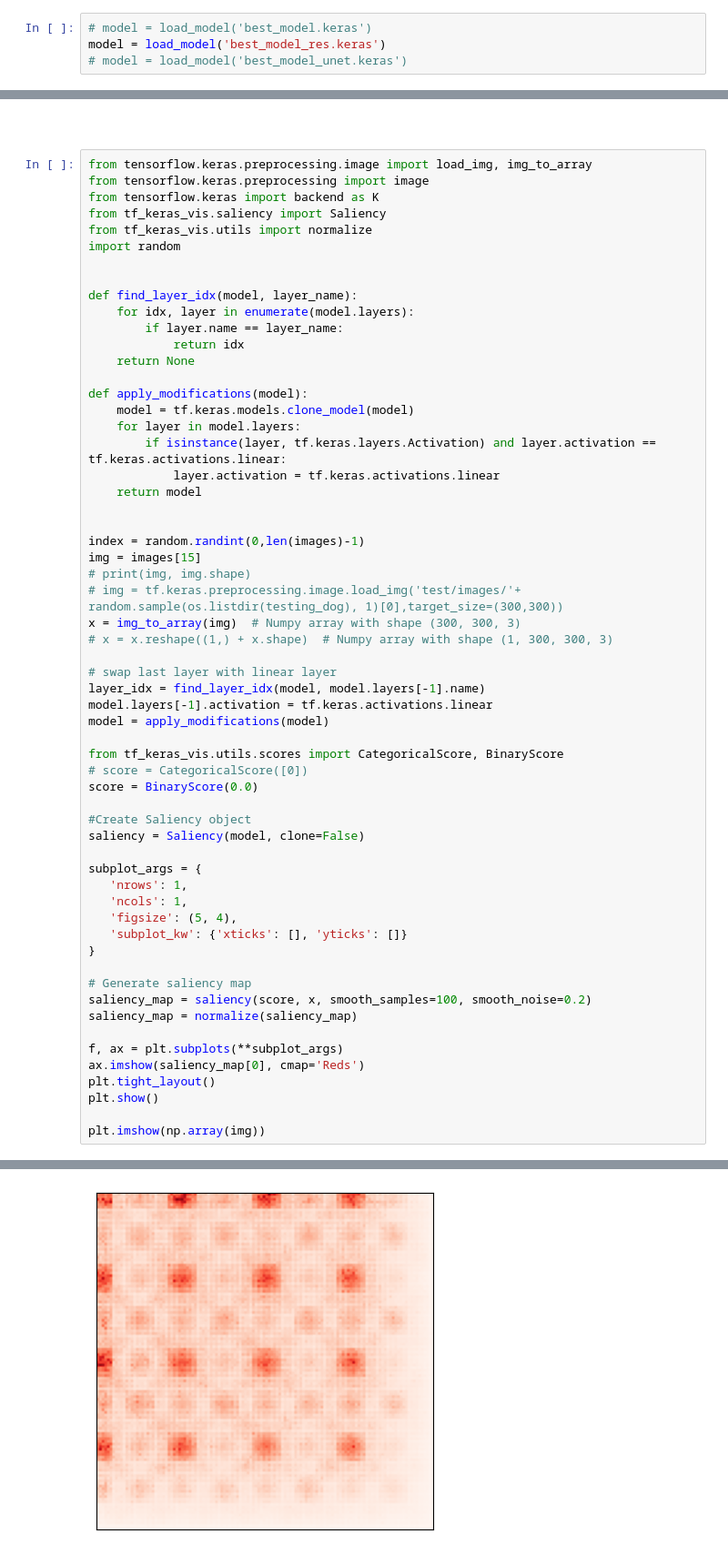
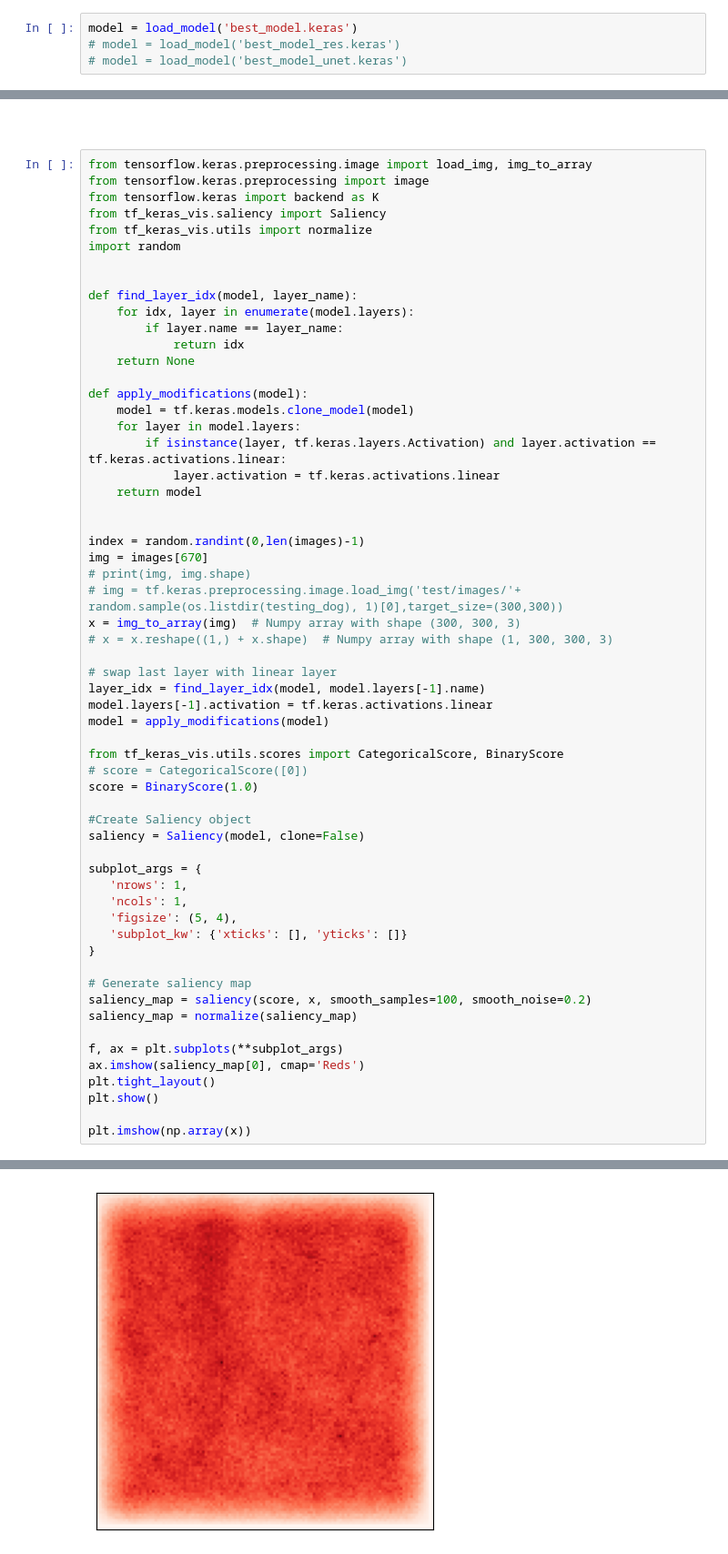
Before and after one commit to Bialkasss/DeepLearning, a Jupyter notebook: Crack_segmentation/testingSavedModels.ipynb, the cells around one changed output, grey strips where cells are left out. Shown at 91% size. Cells and saved outputs as stored; diff of their text form.

Commit message:
new h5 models

```diff
--- a/Crack_segmentation/testingSavedModels.ipynb
+++ b/Crack_segmentation/testingSavedModels.ipynb
@@ -49,8 +49,8 @@ X_train, X_val, y_train, y_val = train_test_split(images, labels, test_size = 0.
 # %% [markdown]
 ### Load the best saved model, evaluate test data
 # %%
-# model = load_model('best_model.keras')
-model = load_model('best_model_res.keras')
+model = load_model('best_model.keras')
+# model = load_model('best_model_res.keras')
 # model = load_model('best_model_unet.keras')
 # %%
 # Define the test data generator
@@ -108,7 +108,7 @@ def apply_modifications(model):
 
 
 index = random.randint(0,len(images)-1)
-img = images[15]
+img = images[670]
 # print(img, img.shape)
 # img = tf.keras.preprocessing.image.load_img('test/images/'+ random.sample(os.listdir(testing_dog), 1)[0],target_size=(300,300))
 x = img_to_array(img)  # Numpy array with shape (300, 300, 3)
@@ -121,7 +121,7 @@ model = apply_modifications(model)
 
 from tf_keras_vis.utils.scores import CategoricalScore, BinaryScore
 # score = CategoricalScore([0])
-score = BinaryScore(0.0)
+score = BinaryScore(1.0)
 
 #Create Saliency object
 saliency = Saliency(model, clone=False)
@@ -142,5 +142,5 @@ ax.imshow(saliency_map[0], cmap='Reds')
 plt.tight_layout()
 plt.show()
 
-plt.imshow(np.array(img))
+plt.imshow(np.array(x))
 # %% [output]
@@ -147 +150 @@ plt.imshow(np.array(img))
-[figure, old version]
+[figure, new version]
```
Also changed, not shown: parts of 2 cells of this notebook, 1 other file.
